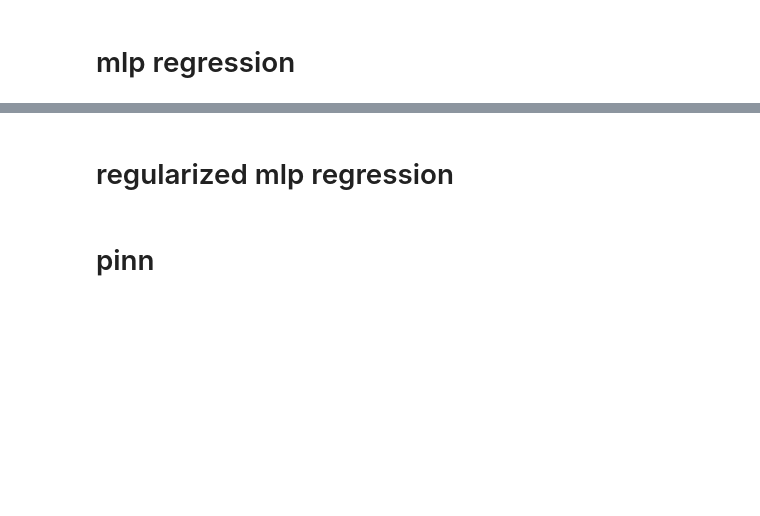
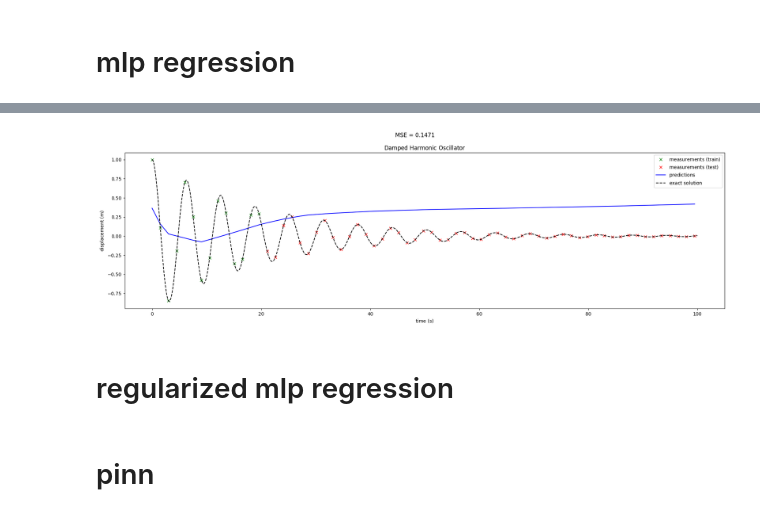
Before and after one commit to thiagodsd/ppgcc-deep-learning-pinn, a Jupyter notebook: notebooks/oscilador_harmonico.ipynb, the cells around one changed output, grey strips where cells are left out. Cells and saved outputs as stored; diff of their text form; code cells hidden in the pictures; blank space fills up the shorter version.

```diff
--- a/notebooks/oscilador_harmonico.ipynb
+++ b/notebooks/oscilador_harmonico.ipynb
@@ -75,3 +207,62 @@ plt.savefig("../data/08_reporting/figures/oscilador_harmonico.png", dpi=300, bbo
+# %%
+X["y_hat"] = model(torch.tensor(X["time"].values).float().unsqueeze(1)).detach().numpy()
+
+fig, (ax1) = plt.subplots(ncols=1, nrows=1, figsize=(23, 6))
+
+X.query("time <= 20").plot(
+    x="time",
+    y="displacement",
+    ax=ax1,
+    marker="x", c="g", linestyle="none",
+    label=r"$\text{measurements (train)}$"
+)
+
+X.query("time > 20 and time <= 100").plot(
+    x="time",
+    y="displacement",
+    ax=ax1,
+    marker="x", c="r", linestyle="none",
+    label=r"$\text{measurements (test)}$"
+)
+
+X.plot(
+    x="time",
+    y="y_hat",
+    ax=ax1,
+    c="b", linestyle="-",
+    label=r"$\text{predictions}$"
+)
+
+# plot theoretical curve
+m = 1
+k = 1
+mu = 0.1
+x_0 = 1
+v_0 = 0
+
+omega_0 = np.sqrt(k/m)
+delta = mu/(2*m)
+omega = np.sqrt(omega_0**2 - delta**2)
+
+t = np.linspace(0, 100, 1000)
+x = np.exp(-delta*t)*(x_0*np.cos(omega*t) + (v_0 + delta*x_0)/omega*np.sin(omega*t))
+ax1.plot(
+    t,
+    x,
+    c="k", linestyle="--",
+    label=r"$\text{exact solution}$"
+)
+
+ax1.set_xlabel(r"$\mathrm{time}$ $\mathrm{(s)}$")
+ax1.set_ylabel(r"$\mathrm{displacement}$ $\mathrm{(m)}$")
+ax1.set_title(r"$\mathrm{Damped}$ $\mathrm{Harmonic}$ $\mathrm{Oscillator}$")
+
+plt.suptitle(f"MSE = {round(mean_squared_error(X['displacement'], X['y_hat']), 4)}")
+ax1.legend()
+
+plt.savefig("../data/08_reporting/figures/oscilador_harmonico_predictions.png", dpi=300, bbox_inches="tight") ;
+# %% [output]
+[figure, added]
 # %% [markdown]
 # regularized mlp regression
 # %%
```
Also changed, not shown: parts of 6 cells of this notebook, 6 other files.
